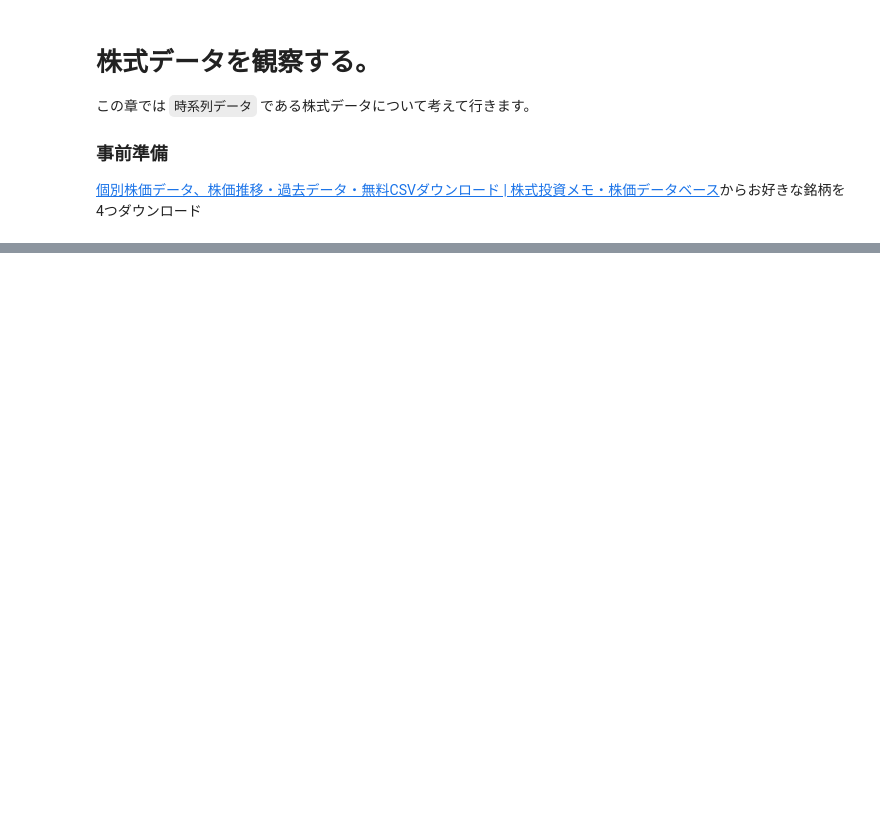
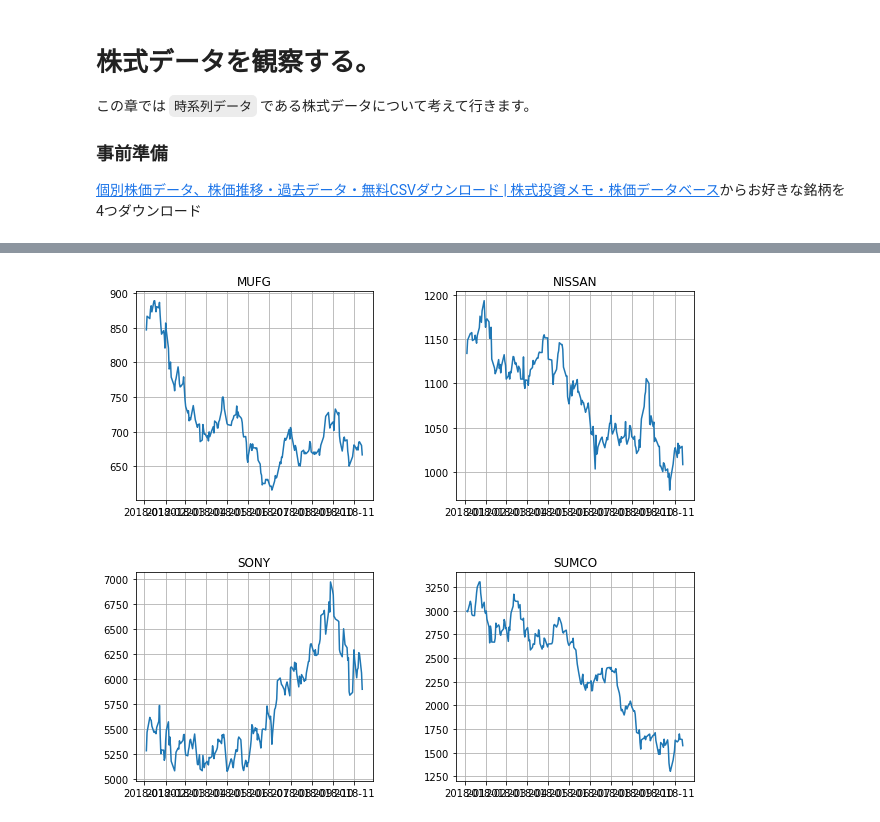
Before and after one commit to shinseitaro/fintalk, a Jupyter notebook: 時系列データ分析/Chapter2.ipynb, the cells around one changed output, grey strips where cells are left out. Drawn from its saved outputs; the diff is of its cells as text; code cells hidden in the pictures; blank space fills up the shorter version.

```diff
--- a/時系列データ分析/Chapter2.ipynb
+++ b/時系列データ分析/Chapter2.ipynb
@@ -30,0 +65,21 @@ df_stock1.tail()
+# %%
+def myplot(df, tate_hako = 2, ):
+
+    fig = plt.figure(figsize=(10,10))
+
+    num = len(df.columns)
+    x_box_num = tate_hako
+    y_box_num = num / x_box_num
+
+    for i, s in enumerate(df.columns):
+        ax = fig.add_subplot(x_box_num, y_box_num, i+1)
+        ax.plot(df.iloc[:, i])
+        ax.grid()
+        ax.set_title(df.columns[i])
+        # x軸の rotate 方法、だれか教えて。。。
+
+    fig.subplots_adjust(wspace=0.35, hspace=0.35, bottom=0.2)
+# %%
+myplot(df_close, )
+# %% [output]
+[figure, added]
```
Also changed, not shown: parts of 16 cells of this notebook, 1 other file.
